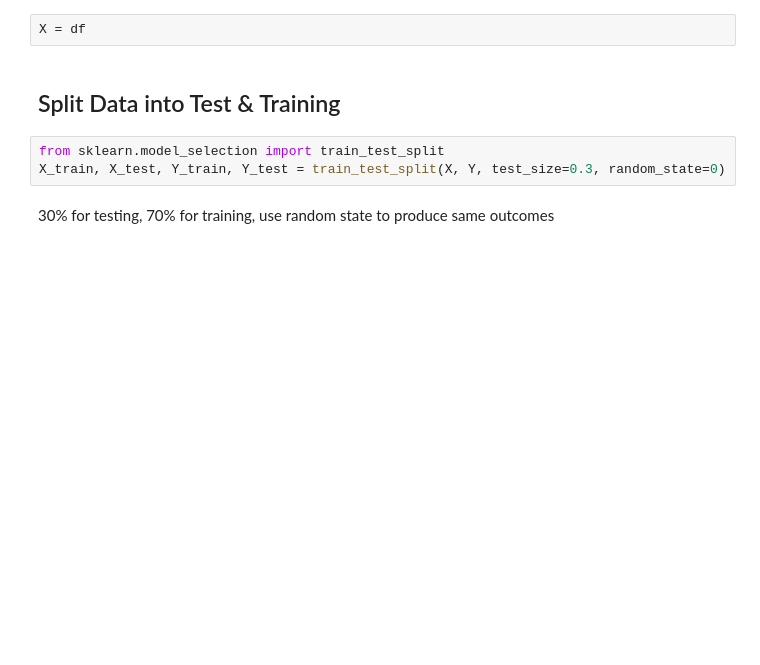
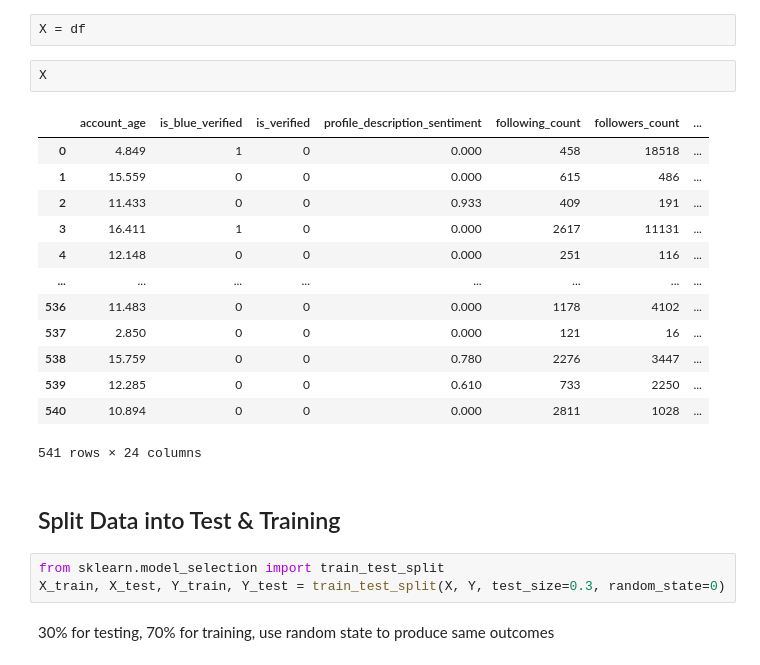
Before and after one commit to aross2010/twitter-bot-detector, a Jupyter notebook: Random_Forest_Classification.ipynb, the cells around one changed output. Drawn from its saved outputs; the diff is of its cells as text; blank space fills up the shorter version.

```diff
--- a/Random_Forest_Classification.ipynb
+++ b/Random_Forest_Classification.ipynb
@@ -142,5 +143,21 @@ df.head()
 # %%
 X = df
+# %%
+X
+# %% [output]
+|  | account_age | is_blue_verified | is_verified | profile_description_sentiment | following_count | followers_count | ... |
+| 0 | 4.849 | 1 | 0 | 0.000 | 458 | 18518 | ... |
+| 1 | 15.559 | 0 | 0 | 0.000 | 615 | 486 | ... |
+| 2 | 11.433 | 0 | 0 | 0.933 | 409 | 191 | ... |
+| 3 | 16.411 | 1 | 0 | 0.000 | 2617 | 11131 | ... |
+| 4 | 12.148 | 0 | 0 | 0.000 | 251 | 116 | ... |
+| ... | ... | ... | ... | ... | ... | ... | ... |
+| 536 | 11.483 | 0 | 0 | 0.000 | 1178 | 4102 | ... |
+| 537 | 2.850 | 0 | 0 | 0.000 | 121 | 16 | ... |
+| 538 | 15.759 | 0 | 0 | 0.780 | 2276 | 3447 | ... |
+| 539 | 12.285 | 0 | 0 | 0.610 | 733 | 2250 | ... |
+| 540 | 10.894 | 0 | 0 | 0.000 | 2811 | 1028 | ... |
+541 rows × 24 columns
 # %% [markdown]
 ## Split Data into Test & Training
 # %%
```
Also changed, not shown: parts of 36 cells of this notebook.
